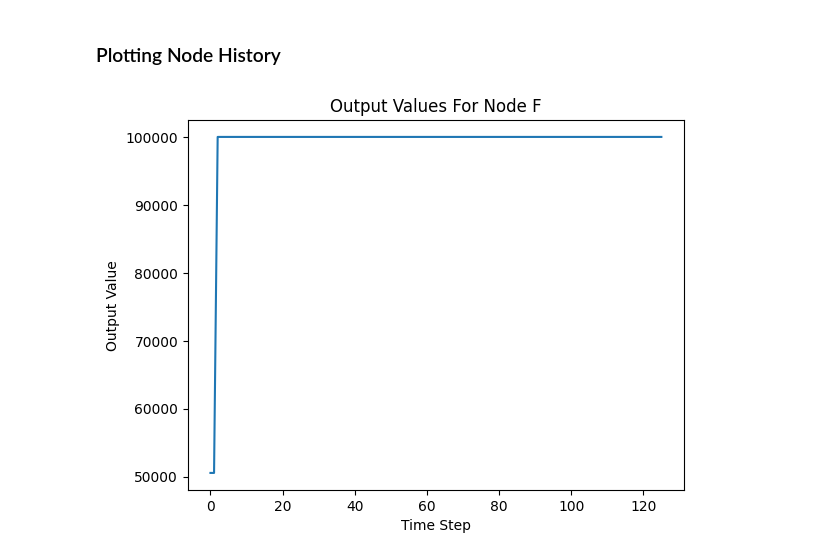
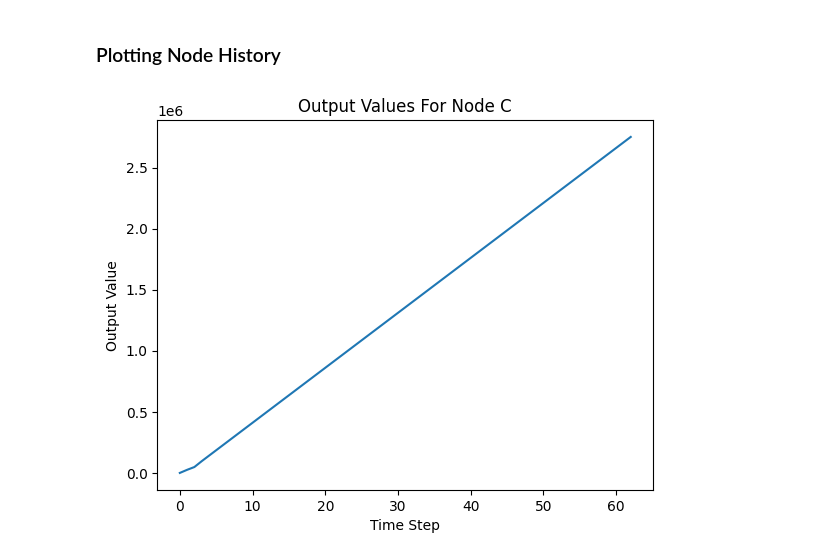
Before and after one commit to humancompatible/interconnect, a Jupyter notebook: examples/basic_simulation.ipynb, the cells around one changed output. Cells and saved outputs as stored; diff of their text form; code cells hidden in the pictures.

```diff
--- a/examples/basic_simulation.ipynb
+++ b/examples/basic_simulation.ipynb
@@ -231,9 +233,9 @@ sim.system.run(100, showTrace=False)
 # %% [markdown]
 ### Plotting Node History
 # %%
-sim.plot.node_outputs(fil)
+sim.plot.node_outputs(cont)
 # %% [output]
-[figure, old version]
+[figure, new version]
 # %%
 sim.plot.runtimes()
 # %% [output]
```
Also changed, not shown: parts of 2 cells of this notebook, 13 other files.
